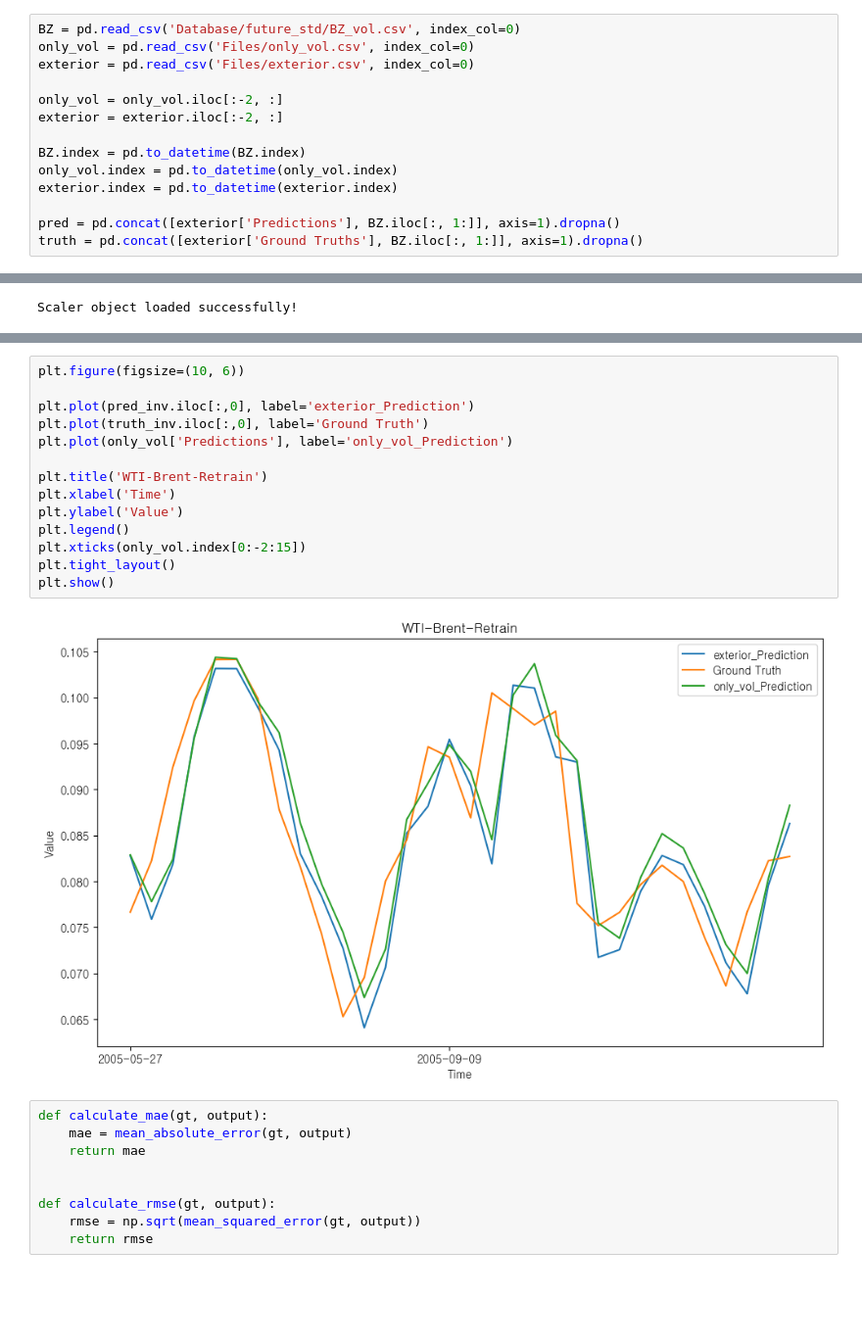
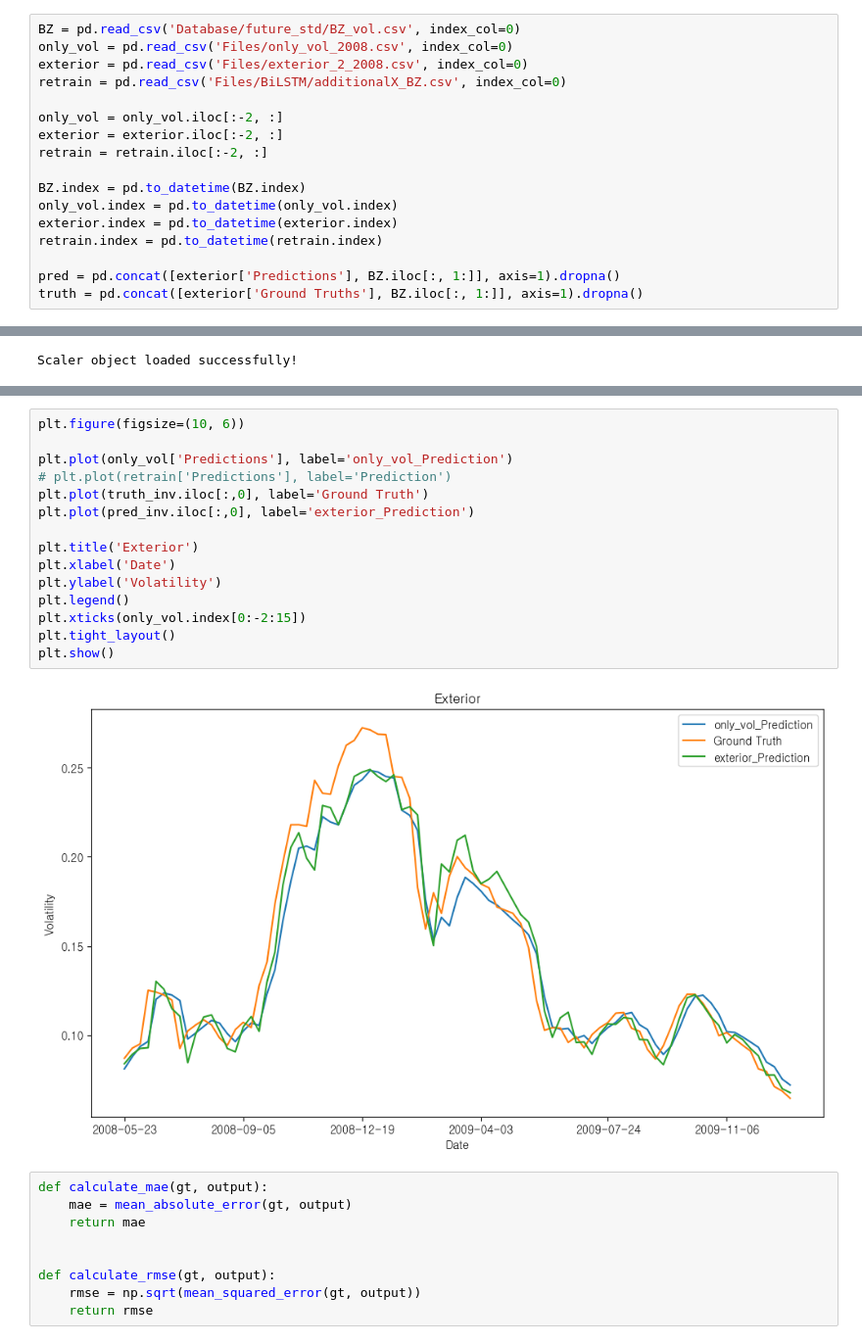
Before and after one commit to kimjuhwan1234/Volatility_Forecasting, a Jupyter notebook: EDA.ipynb, the cells around one changed output, grey strips where cells are left out. Shown at 98% size. Saved outputs shown, nothing was run; the diff lists cells and outputs as text; blank space fills up the shorter version.

```diff
--- a/EDA.ipynb
+++ b/EDA.ipynb
@@ -10,15 +10,18 @@ plt.rcParams['image.cmap'] = 'gray'
 plt.rc('font', family='GULIM')
 # %%
 BZ = pd.read_csv('Database/future_std/BZ_vol.csv', index_col=0)
-only_vol = pd.read_csv('Files/only_vol.csv', index_col=0)
-exterior = pd.read_csv('Files/exterior.csv', index_col=0)
+only_vol = pd.read_csv('Files/only_vol_2008.csv', index_col=0)
+exterior = pd.read_csv('Files/exterior_2_2008.csv', index_col=0)
+retrain = pd.read_csv('Files/BiLSTM/additionalX_BZ.csv', index_col=0)
 
 only_vol = only_vol.iloc[:-2, :]
 exterior = exterior.iloc[:-2, :]
+retrain = retrain.iloc[:-2, :]
 
 BZ.index = pd.to_datetime(BZ.index)
 only_vol.index = pd.to_datetime(only_vol.index)
 exterior.index = pd.to_datetime(exterior.index)
+retrain.index = pd.to_datetime(retrain.index)
 
 pred = pd.concat([exterior['Predictions'], BZ.iloc[:, 1:]], axis=1).dropna()
 truth = pd.concat([exterior['Ground Truths'], BZ.iloc[:, 1:]], axis=1).dropna()
@@ -64,19 +63,20 @@ truth_inv
 # %%
 plt.figure(figsize=(10, 6))
 
+plt.plot(only_vol['Predictions'], label='only_vol_Prediction')
+# plt.plot(retrain['Predictions'], label='Prediction')
+plt.plot(truth_inv.iloc[:,0], label='Ground Truth')
 plt.plot(pred_inv.iloc[:,0], label='exterior_Prediction')
-plt.plot(truth_inv.iloc[:,0], label='Ground Truth')
-plt.plot(only_vol['Predictions'], label='only_vol_Prediction')
 
-plt.title('WTI-Brent-Retrain')
-plt.xlabel('Time')
-plt.ylabel('Value')
+plt.title('Exterior')
+plt.xlabel('Date')
+plt.ylabel('Volatility')
 plt.legend()
 plt.xticks(only_vol.index[0:-2:15])
 plt.tight_layout()
 plt.show()
 # %% [output]
-[figure, old version]
+[figure, new version]
 # %%
 def calculate_mae(gt, output):
     mae = mean_absolute_error(gt, output)
```
Also changed, not shown: parts of 8 cells of this notebook, 44 other files.
